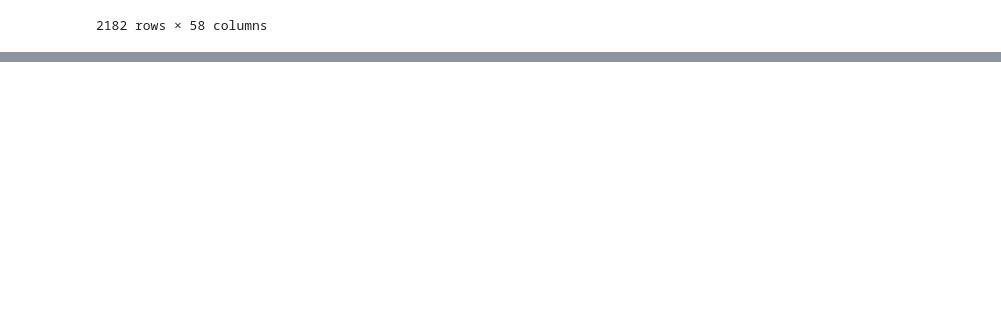
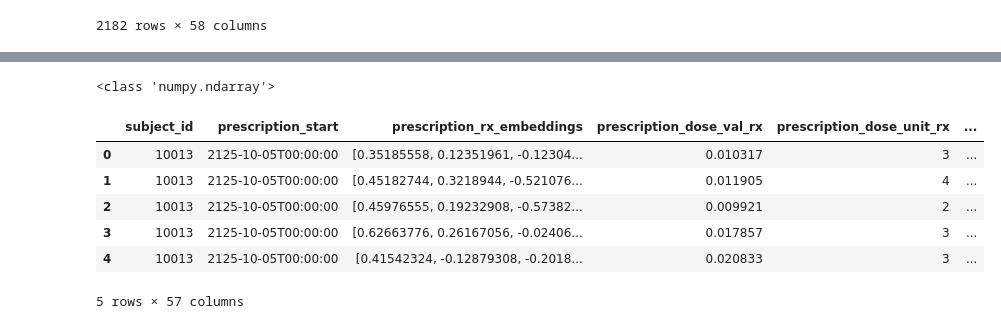
Before and after one commit to vaipos/Blue-Blood-ACM-Research, a Jupyter notebook: bb-dev-advay.ipynb, the cells around one changed output, grey strips where cells are left out. Saved outputs shown, nothing was run; the diff lists cells and outputs as text; code cells hidden in the pictures; blank space fills up the shorter version.

```diff
--- a/bb-dev-advay.ipynb
+++ b/bb-dev-advay.ipynb
@@ -291,0 +309,35 @@ df.to_csv("final_df.csv", index=False)
+# %%
+#Converting all prescription vectors to NumPy arrays
+
+import re
+
+def clean_and_convert(x):
+    if isinstance(x, np.ndarray):  # If already a NumPy array, return as-is
+        return x
+    if isinstance(x, str):  # Only process strings
+        try:
+            x = re.sub(r'[\[\]]', '', x)  # Remove square brackets
+            cleaned = re.sub(r'\s+', ' ', x.strip())  # Remove extra spaces
+            return np.array([float(i) for i in cleaned.split(' ')])  # Convert to NumPy array
+        except Exception as e:
+            print(f"Error processing value: {x}. Error: {e}")
+            return x  # Return original value in case of error
+    return x  # If NaN or unexpected type, return as-is
+
+# Apply the function
+df['prescription_rx_embeddings'] = df['prescription_rx_embeddings'].apply(clean_and_convert)
+
+# Verify the type of the first few elements
+print(type(df['prescription_rx_embeddings'].iloc[0]))
+# %% [output]
+<class 'numpy.ndarray'>
+# %%
+df.head()
+# %% [output]
+|  | subject_id | prescription_start | prescription_rx_embeddings | prescription_dose_val_rx | prescription_dose_unit_rx | ... |
+| 0 | 10013 | 2125-10-05T00:00:00 | [0.35185558, 0.12351961, -0.12304... | 0.010317 | 3 | ... |
+| 1 | 10013 | 2125-10-05T00:00:00 | [0.45182744, 0.3218944, -0.521076... | 0.011905 | 4 | ... |
+| 2 | 10013 | 2125-10-05T00:00:00 | [0.45976555, 0.19232908, -0.57382... | 0.009921 | 2 | ... |
+| 3 | 10013 | 2125-10-05T00:00:00 | [0.62663776, 0.26167056, -0.02406... | 0.017857 | 3 | ... |
+| 4 | 10013 | 2125-10-05T00:00:00 | [0.41542324, -0.12879308, -0.2018... | 0.020833 | 3 | ... |
+5 rows × 57 columns
```
Also changed, not shown: parts of 12 cells of this notebook, 1 other file.
